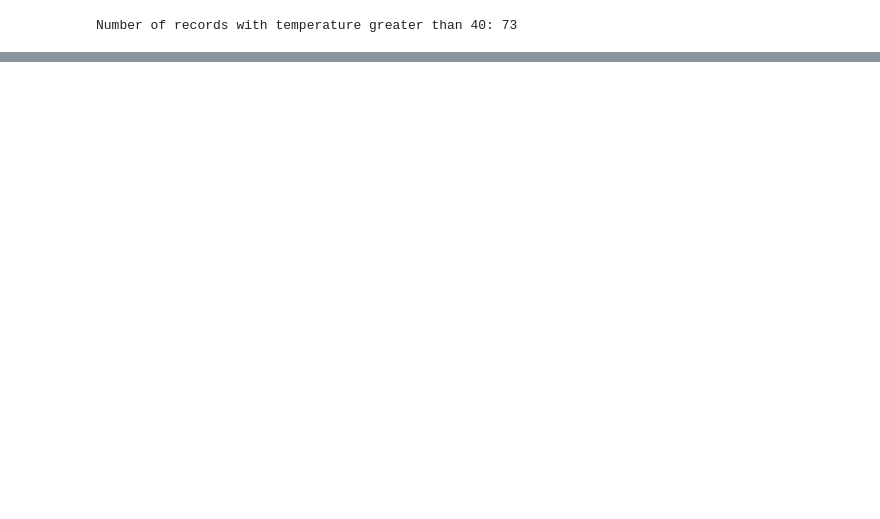
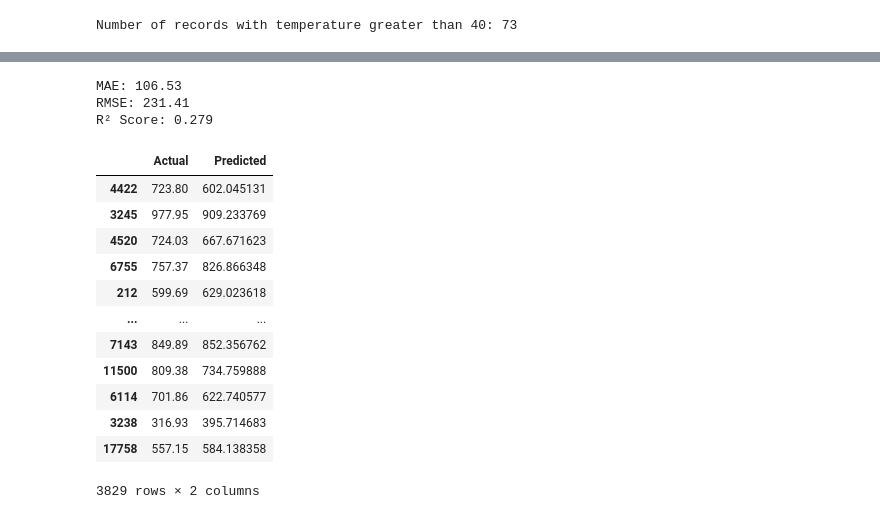
Before and after one commit to panosstavrianakos99-code/Ice-Cream-Sales, a Jupyter notebook: Ice_Cream_Analysis.ipynb, the cells around one changed output, grey strips where cells are left out. Cells and saved outputs as stored; diff of their text form; code cells hidden in the pictures; blank space fills up the shorter version.

```diff
--- a/Ice_Cream_Analysis.ipynb
+++ b/Ice_Cream_Analysis.ipynb
@@ -218,0 +356,53 @@ plt.show()
+# %%
+best_params = study.best_params
+
+hidden_layers = tuple(
+    best_params[f'units_layer_{layer}']
+    for layer in range(best_params['number_of_layers'])
+)
+
+optimized_model = make_pipeline(
+    StandardScaler(),
+    MLPRegressor(
+        hidden_layer_sizes=hidden_layers,
+        alpha=best_params['alpha'],
+        learning_rate_init=best_params['learning_rate_init'],
+        batch_size=best_params['batch_size'],
+        max_iter=2000,
+        early_stopping=True,
+        random_state=42
+    )
+)
+
+optimized_model.fit(X_train, y_train)
+
+optimized_predictions = optimized_model.predict(X_test)
+
+print(f"MAE: {mean_absolute_error(y_test, optimized_predictions):.2f}")
+print(f"RMSE: {np.sqrt(mean_squared_error(y_test, optimized_predictions)):.2f}")
+print(f"R² Score: {r2_score(y_test, optimized_predictions):.3f}")
+# %% [output]
+MAE: 106.53
+RMSE: 231.41
+R² Score: 0.279
+# %%
+comparison = pd.DataFrame({
+    'Actual': y_test,
+    'Predicted': optimized_predictions
+})
+
+comparison
+# %% [output]
+|  | Actual | Predicted |
+| 4422 | 723.80 | 602.045131 |
+| 3245 | 977.95 | 909.233769 |
+| 4520 | 724.03 | 667.671623 |
+| 6755 | 757.37 | 826.866348 |
+| 212 | 599.69 | 629.023618 |
+| ... | ... | ... |
+| 7143 | 849.89 | 852.356762 |
+| 11500 | 809.38 | 734.759888 |
+| 6114 | 701.86 | 622.740577 |
+| 3238 | 316.93 | 395.714683 |
+| 17758 | 557.15 | 584.138358 |
+3829 rows × 2 columns
```
Also changed, not shown: parts of 10 cells of this notebook.
